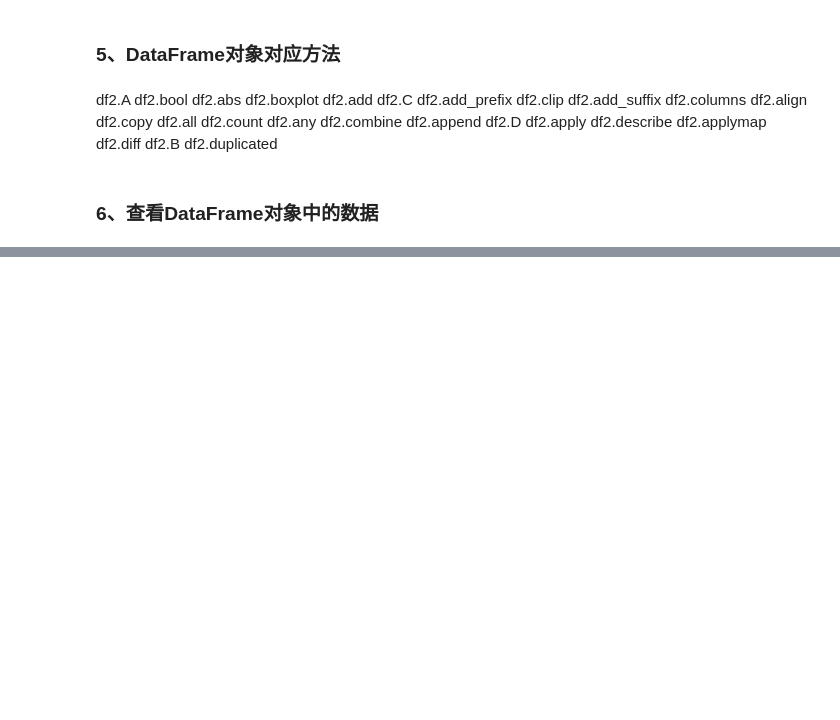
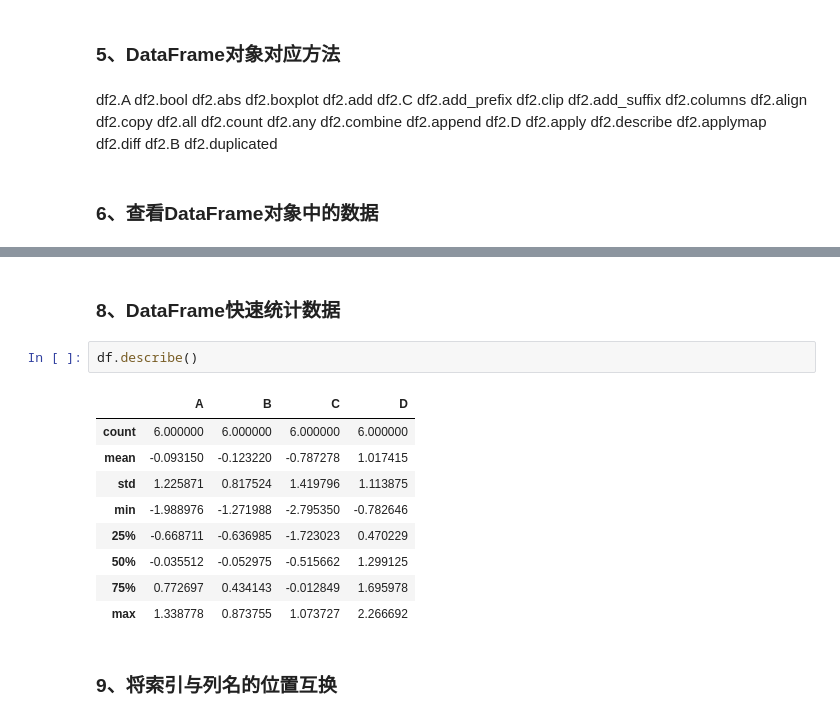
Before and after one commit to ingwant/Python-Pandas-Learn, a Jupyter notebook: Pandas-Learn.ipynb, the cells around one changed output, grey strips where cells are left out. Cells and saved outputs as stored; diff of their text form; blank space fills up the shorter version.

```diff
--- a/Pandas-Learn.ipynb
+++ b/Pandas-Learn.ipynb
@@ -159,0 +171,16 @@ Index(['A', 'B', 'C', 'D'], dtype='object')
+# %% [markdown]
+### 8、DataFrame快速统计数据
+# %%
+df.describe()
+# %% [output]
+|  | A | B | C | D |
+| count | 6.000000 | 6.000000 | 6.000000 | 6.000000 |
+| mean | -0.093150 | -0.123220 | -0.787278 | 1.017415 |
+| std | 1.225871 | 0.817524 | 1.419796 | 1.113875 |
+| min | -1.988976 | -1.271988 | -2.795350 | -0.782646 |
+| 25% | -0.668711 | -0.636985 | -1.723023 | 0.470229 |
+| 50% | -0.035512 | -0.052975 | -0.515662 | 1.299125 |
+| 75% | 0.772697 | 0.434143 | -0.012849 | 1.695978 |
+| max | 1.338778 | 0.873755 | 1.073727 | 2.266692 |
+# %% [markdown]
+### 9、将索引与列名的位置互换
```
Also changed, not shown: parts of 31 cells of this notebook.
